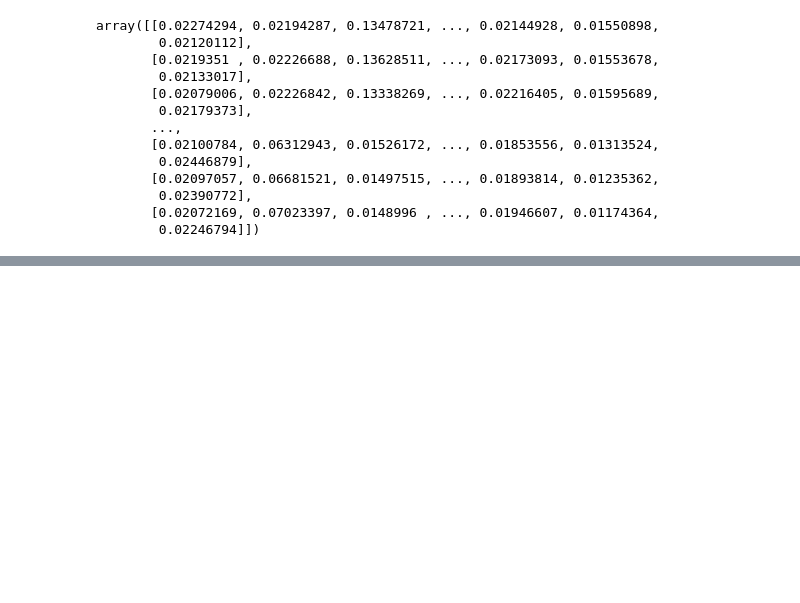
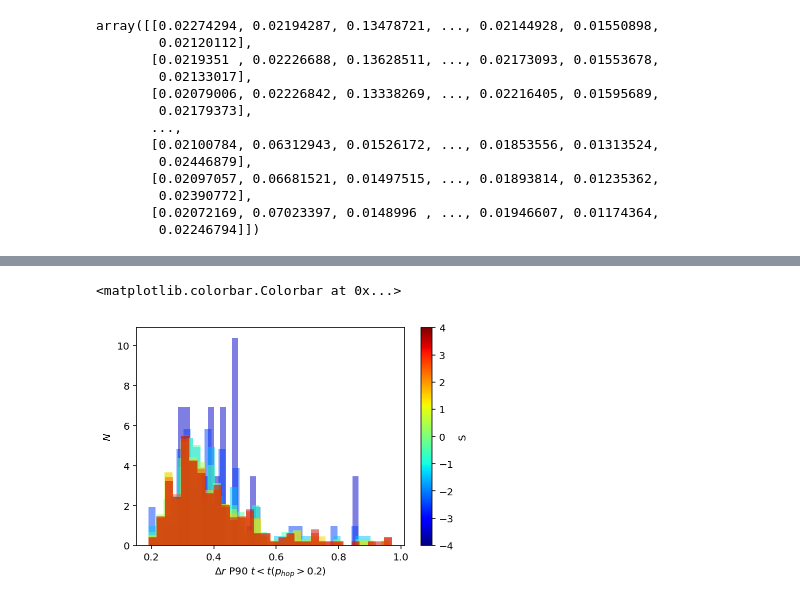
Before and after one commit to ianrgraham/monk, a Jupyter notebook: scripts/forward-flux/notebooks/analyze_basin.ipynb, the cells around one changed output, grey strips where cells are left out. Cells and saved outputs as stored; diff of their text form; code cells hidden in the pictures; blank space fills up the shorter version.

```diff
--- a/scripts/forward-flux/notebooks/analyze_basin.ipynb
+++ b/scripts/forward-flux/notebooks/analyze_basin.ipynb
@@ -265,0 +304,3 @@ Text(0.5, 0, '$\\Delta r$ P90 $t<t(p_{hop}>0.1)$')
+# %%
+bins = np.linspace(-4, 4, 9)
+softness_df["cuts"] = pd.cut(softness_df.softness, bins)
@@ -265,0 +310,34 @@ Text(0.5, 0, '$\\Delta r$ P90 $t<t(p_{hop}>0.1)$')
+# %%
+perc = []
+box = traj[0].configuration.box # this box is constant throughout the sim
+
+normal = colors.Normalize(vmin=-4, vmax=4)
+cmap = cm.jet
+
+sm = cm.ScalarMappable(cmap=cmap, norm=normal)
+
+max_idx = len(traj)
+for group in softness_df.groupby("cuts"):
+    for (jdx, row) in group[1].iterrows():
+        # break
+        test_id = row["ids"]
+        start = traj[0].particles.position[test_id]
+        out = []
+        cond = np.where(phop[:,test_id] > 0.2)
+        idx = np.min(cond) if len(cond[0]) > 0 else max_idx
+        if idx > 0:
+            for snap in traj[:idx]:
+                next_pos = snap.particles.position[test_id]
+                wrapped_vec = cube_pbc_wrap(start, next_pos, box)
+                norm = la.norm(wrapped_vec)
+                out.append(norm)
+            dat = np.percentile(out, 90)
+            perc.append(dat)
+    plt.hist(perc, bins=30, color=cmap(normal(group[0].mid)), density=True, alpha=.5)
+    # break
+plt.ylabel(r"$N$")
+plt.xlabel(r"$\Delta r$ P90 $t<t(p_{hop}>0.2)$")
+plt.colorbar(sm, label="S")
+# %% [output]
+<matplotlib.colorbar.Colorbar at 0x...>
+[figure, added]
```
Also changed, not shown: parts of 11 cells of this notebook, 2 other files.
